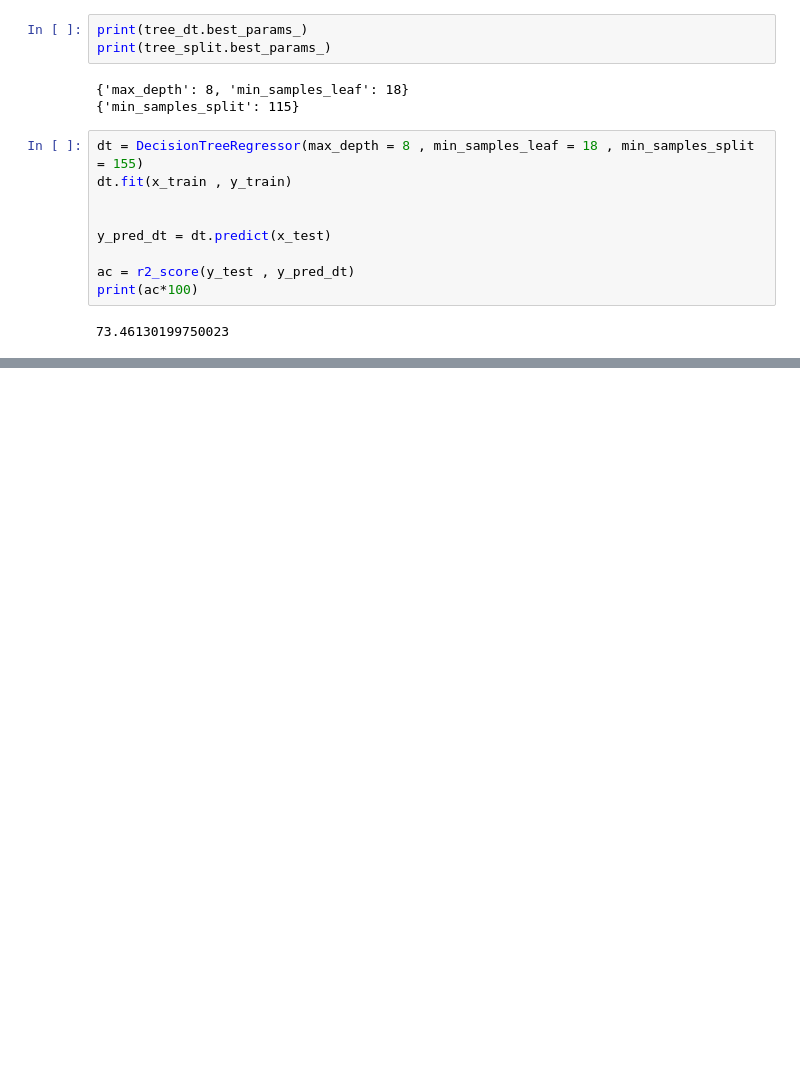
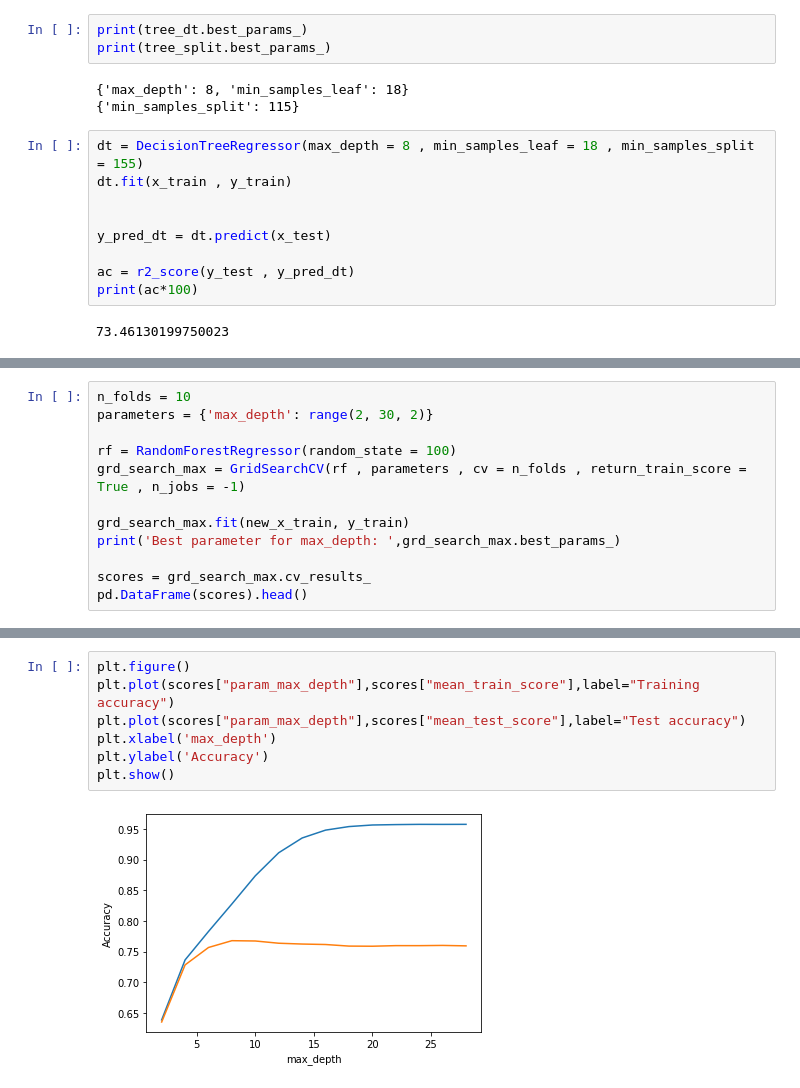
Before and after one commit to LIMON100/Rainfall-in-Bangladesh, a Jupyter notebook: Rainfall.ipynb, the cells around one changed output, grey strips where cells are left out. Saved outputs shown, nothing was run; the diff lists cells and outputs as text; blank space fills up the shorter version.

```diff
--- a/Rainfall.ipynb
+++ b/Rainfall.ipynb
@@ -621,0 +664,12 @@ print(ac*100)
+# %%
+n_folds = 10
+parameters = {'max_depth': range(2, 30, 2)}
+
+rf = RandomForestRegressor(random_state = 100)
+grd_search_max = GridSearchCV(rf , parameters , cv = n_folds , return_train_score = True , n_jobs = -1)
+
+grd_search_max.fit(new_x_train, y_train)
+print('Best parameter for max_depth: ',grd_search_max.best_params_)
+
+scores = grd_search_max.cv_results_
+pd.DataFrame(scores).head()
@@ -621,0 +685,9 @@ print(ac*100)
+# %%
+plt.figure()
+plt.plot(scores["param_max_depth"],scores["mean_train_score"],label="Training accuracy")
+plt.plot(scores["param_max_depth"],scores["mean_test_score"],label="Test accuracy")
+plt.xlabel('max_depth')
+plt.ylabel('Accuracy')
+plt.show()
+# %% [output]
+[figure, added]
```
Also changed, not shown: parts of 15 cells of this notebook.
